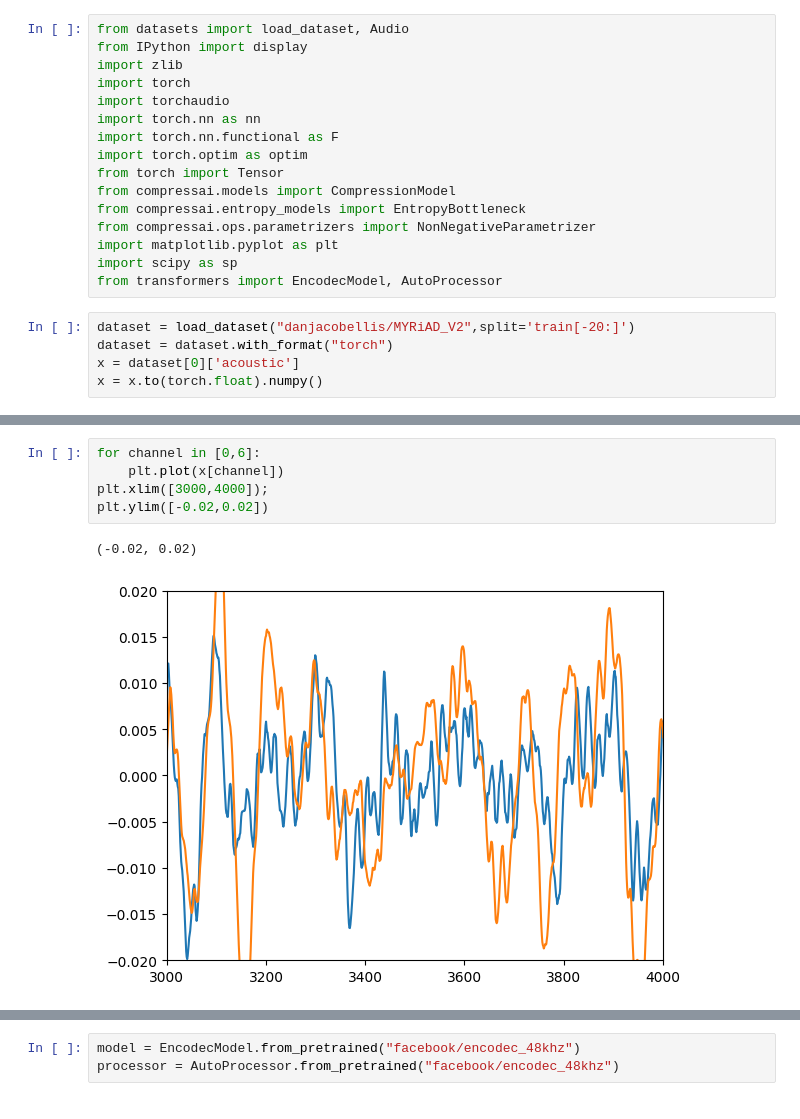
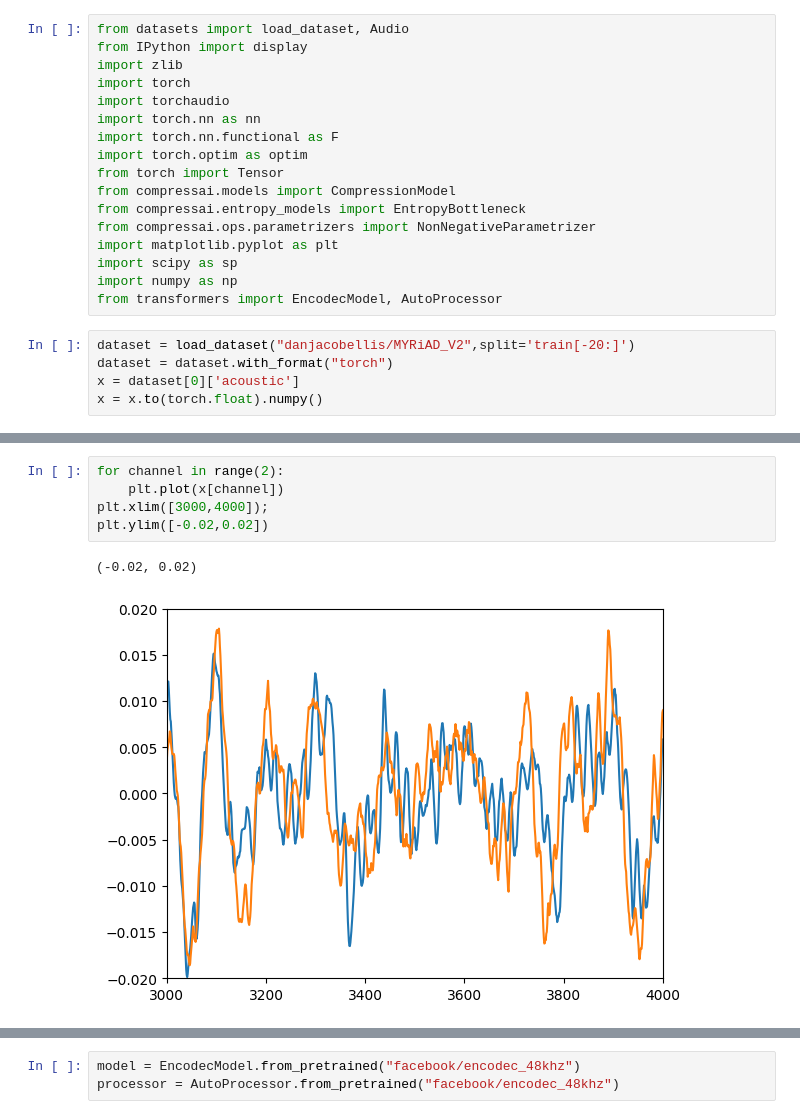
Before and after one commit to danjacobellis/moco, a Jupyter notebook: MYRIAD_V2_RDAE_inference.ipynb, the cells around one changed output, grey strips where cells are left out. Saved outputs shown, nothing was run; the diff lists cells and outputs as text.

```diff
--- a/MYRIAD_V2_RDAE_inference.ipynb
+++ b/MYRIAD_V2_RDAE_inference.ipynb
@@ -13,6 +13,7 @@ from compressai.entropy_models import EntropyBottleneck
 from compressai.ops.parametrizers import NonNegativeParametrizer
 import matplotlib.pyplot as plt
 import scipy as sp
+import numpy as np
 from transformers import EncodecModel, AutoProcessor
 # %%
 dataset = load_dataset("danjacobellis/MYRiAD_V2",split='train[-20:]')
@@ -36,12 +37,12 @@ for channel in range(12):
 [interactive output not drawn]
 [interactive output not drawn]
 # %%
-for channel in [0,6]:
+for channel in range(2):
     plt.plot(x[channel])
 plt.xlim([3000,4000]);
 plt.ylim([-0.02,0.02])
 # %% [output]
 (-0.02, 0.02)
-[figure, old version]
+[figure, new version]
 # %%
 x0 = torch.unsqueeze(torch.tensor(x[0]),dim=0)
```
Also changed, not shown: parts of 10 cells of this notebook.
